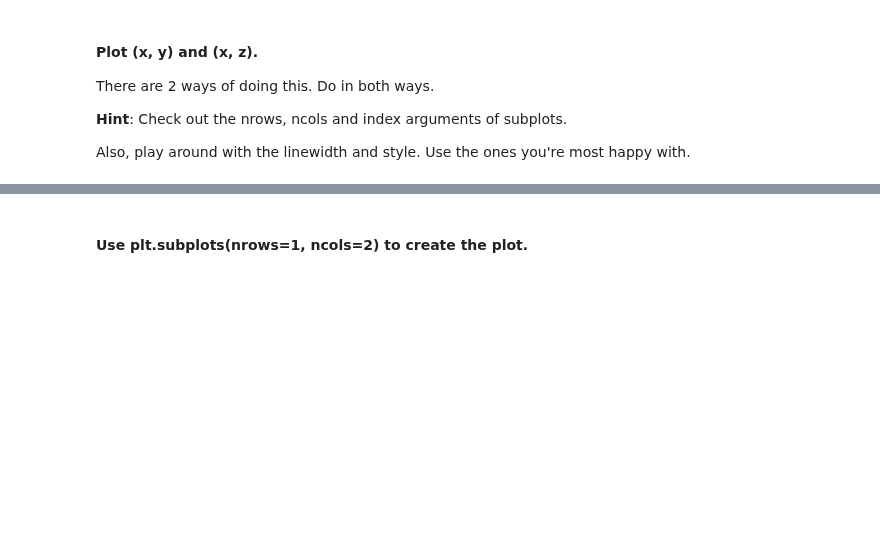
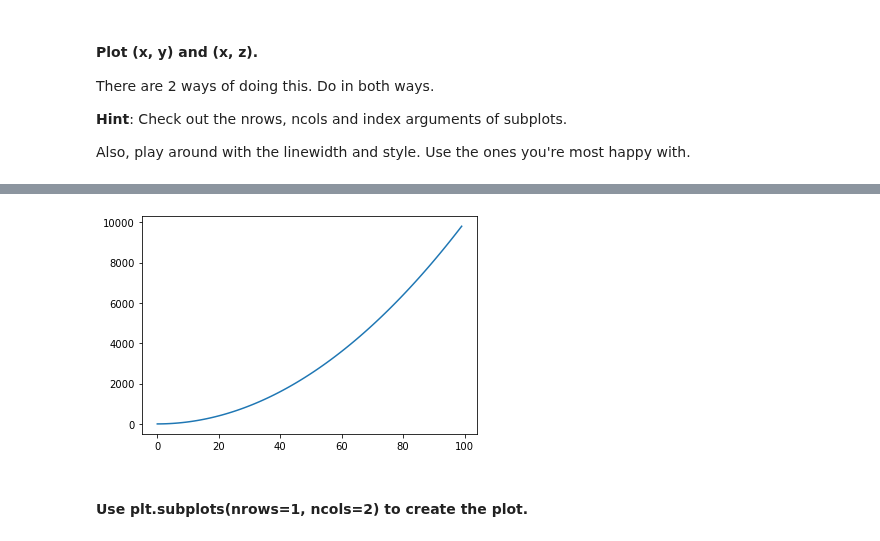
Before and after one commit to ta-data-lis/lab-matplotlib-seaborn, a Jupyter notebook: your-code/main.ipynb, the cells around one changed output, grey strips where cells are left out. Drawn from its saved outputs; the diff is of its cells as text; code cells hidden in the pictures; blank space fills up the shorter version.

```diff
--- a/your-code/main.ipynb
+++ b/your-code/main.ipynb
@@ -25,2 +35,7 @@ Also, play around with the linewidth and style. Use the ones you're most happy w
+# %%
+plt.plot(x,z)
+plt.show()
+# %% [output]
+[figure, added]
 # %% [markdown]
 #### Use plt.subplots(nrows=1, ncols=2) to create the plot.
```
Also changed, not shown: parts of 54 cells of this notebook, 2 other files.
